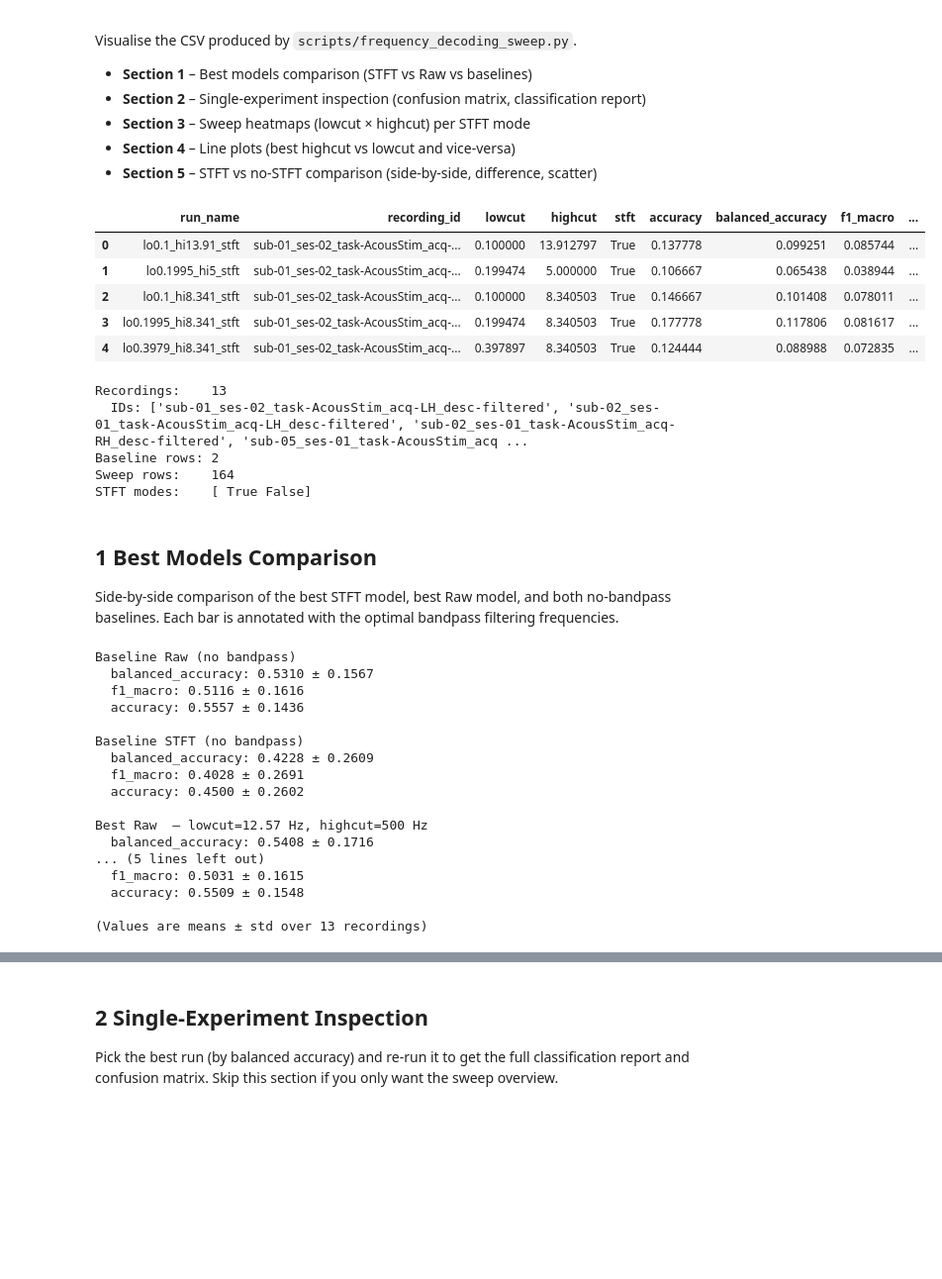
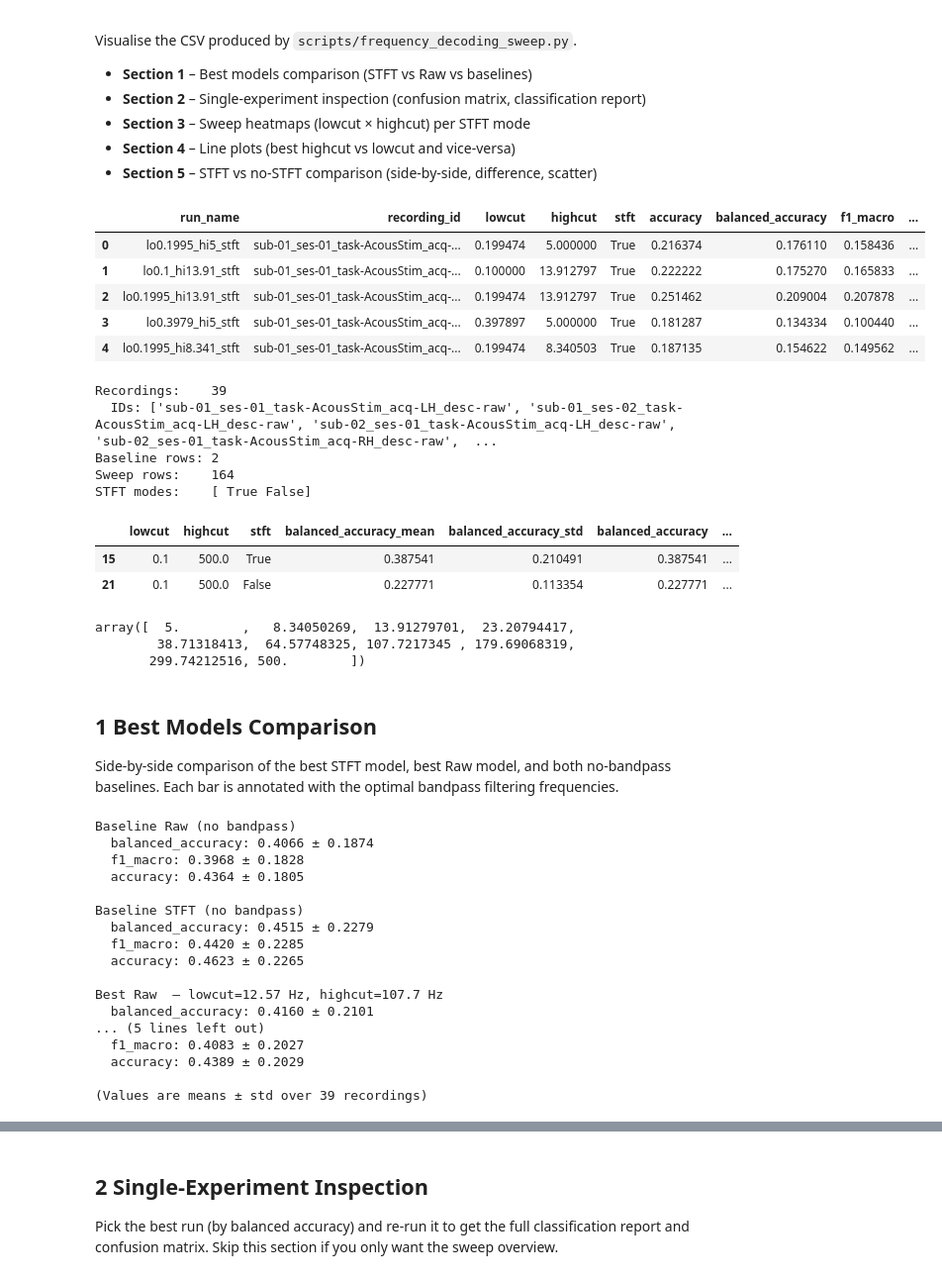
Before and after one commit to Neurosoft-Bioelectronics/auditorydecoding, a Jupyter notebook: notebooks/sweep_results_analysis.ipynb, the cells around one changed output, grey strips where cells are left out. Shown at 99% size. Drawn from its saved outputs; the diff is of its cells as text; code cells hidden in the pictures; blank space fills up the shorter version.

```diff
--- a/notebooks/sweep_results_analysis.ipynb
+++ b/notebooks/sweep_results_analysis.ipynb
@@ -17,16 +17,16 @@ import matplotlib.pyplot as plt
 from matplotlib.colors import LogNorm
 from pathlib import Path
 # %%
-CSV_PATH = Path("/home/mila/s/sobralm/auditorydecoding/results/frequency_decoding_sweep_filtered_9139891.csv")
+CSV_PATH = Path("/home/mila/s/sobralm/auditorydecoding/results/frequency_decoding_sweep_raw_9196175.csv")
 df = pd.read_csv(CSV_PATH)
 df.head()
 # %% [output]
 |  | run_name | recording_id | lowcut | highcut | stft | accuracy | balanced_accuracy | f1_macro | ... |
-| 0 | lo0.1_hi13.91_stft | sub-01_ses-02_task-AcousStim_acq-... | 0.100000 | 13.912797 | True | 0.137778 | 0.099251 | 0.085744 | ... |
-| 1 | lo0.1995_hi5_stft | sub-01_ses-02_task-AcousStim_acq-... | 0.199474 | 5.000000 | True | 0.106667 | 0.065438 | 0.038944 | ... |
-| 2 | lo0.1_hi8.341_stft | sub-01_ses-02_task-AcousStim_acq-... | 0.100000 | 8.340503 | True | 0.146667 | 0.101408 | 0.078011 | ... |
-| 3 | lo0.1995_hi8.341_stft | sub-01_ses-02_task-AcousStim_acq-... | 0.199474 | 8.340503 | True | 0.177778 | 0.117806 | 0.081617 | ... |
-| 4 | lo0.3979_hi8.341_stft | sub-01_ses-02_task-AcousStim_acq-... | 0.397897 | 8.340503 | True | 0.124444 | 0.088988 | 0.072835 | ... |
+| 0 | lo0.1995_hi5_stft | sub-01_ses-01_task-AcousStim_acq-... | 0.199474 | 5.000000 | True | 0.216374 | 0.176110 | 0.158436 | ... |
+| 1 | lo0.1_hi13.91_stft | sub-01_ses-01_task-AcousStim_acq-... | 0.100000 | 13.912797 | True | 0.222222 | 0.175270 | 0.165833 | ... |
+| 2 | lo0.1995_hi13.91_stft | sub-01_ses-01_task-AcousStim_acq-... | 0.199474 | 13.912797 | True | 0.251462 | 0.209004 | 0.207878 | ... |
+| 3 | lo0.3979_hi5_stft | sub-01_ses-01_task-AcousStim_acq-... | 0.397897 | 5.000000 | True | 0.181287 | 0.134334 | 0.100440 | ... |
+| 4 | lo0.1995_hi8.341_stft | sub-01_ses-01_task-AcousStim_acq-... | 0.199474 | 8.340503 | True | 0.187135 | 0.154622 | 0.149562 | ... |
 # %%
 METRICS = ["balanced_accuracy", "f1_macro", "accuracy"]
 
@@ -66,11 +66,23 @@ print(f"Baseline rows: {len(baseline)}")
 print(f"Sweep rows:    {len(sweep)}")
 print(f"STFT modes:    {sweep['stft'].unique()}")
 # %% [output]
-Recordings:    13
-  IDs: ['sub-01_ses-02_task-AcousStim_acq-LH_desc-filtered', 'sub-02_ses-01_task-AcousStim_acq-LH_desc-filtered', 'sub-02_ses-01_task-AcousStim_acq-RH_desc-filtered', 'sub-05_ses-01_task-AcousStim_acq ...
+Recordings:    39
+  IDs: ['sub-01_ses-01_task-AcousStim_acq-LH_desc-raw', 'sub-01_ses-02_task-AcousStim_acq-LH_desc-raw', 'sub-02_ses-01_task-AcousStim_acq-LH_desc-raw', 'sub-02_ses-01_task-AcousStim_acq-RH_desc-raw',  ...
 Baseline rows: 2
 Sweep rows:    164
 STFT modes:    [ True False]
+# %%
+sweep[(sweep["lowcut"] == 0.1) & (sweep["highcut"] == 500)]
+# %% [output]
+|  | lowcut | highcut | stft | balanced_accuracy_mean | balanced_accuracy_std | balanced_accuracy | ... |
+| 15 | 0.1 | 500.0 | True | 0.387541 | 0.210491 | 0.387541 | ... |
+| 21 | 0.1 | 500.0 | False | 0.227771 | 0.113354 | 0.227771 | ... |
+# %%
+np.unique(sweep["highcut"])
+# %% [output]
+array([  5.        ,   8.34050269,  13.91279701,  23.20794417,
+        38.71318413,  64.57748325, 107.7217345 , 179.69068319,
+       299.74212516, 500.        ])
 # %% [markdown]
 ## 1  Best Models Comparison
 
@@ -140,22 +152,22 @@ if n_recordings > 1:
     print(f"\n(Values are means ± std over {n_recordings} recordings)")
 # %% [output]
 Baseline Raw (no bandpass)
-  balanced_accuracy: 0.5310 ± 0.1567
-  f1_macro: 0.5116 ± 0.1616
-  accuracy: 0.5557 ± 0.1436
+  balanced_accuracy: 0.4066 ± 0.1874
+  f1_macro: 0.3968 ± 0.1828
+  accuracy: 0.4364 ± 0.1805
 
 Baseline STFT (no bandpass)
-  balanced_accuracy: 0.4228 ± 0.2609
-  f1_macro: 0.4028 ± 0.2691
-  accuracy: 0.4500 ± 0.2602
+  balanced_accuracy: 0.4515 ± 0.2279
+  f1_macro: 0.4420 ± 0.2285
+  accuracy: 0.4623 ± 0.2265
 
-Best Raw  — lowcut=12.57 Hz, highcut=500 Hz
-  balanced_accuracy: 0.5408 ± 0.1716
+Best Raw  — lowcut=12.57 Hz, highcut=107.7 Hz
+  balanced_accuracy: 0.4160 ± 0.2101
 ... (5 lines left out)
-  f1_macro: 0.5031 ± 0.1615
-  accuracy: 0.5509 ± 0.1548
+  f1_macro: 0.4083 ± 0.2027
+  accuracy: 0.4389 ± 0.2029
 
-(Values are means ± std over 13 recordings)
+(Values are means ± std over 39 recordings)
 # %%
 labels = list(models.keys())
 n_models = len(labels)
```
Also changed, not shown: parts of 9 cells of this notebook.
